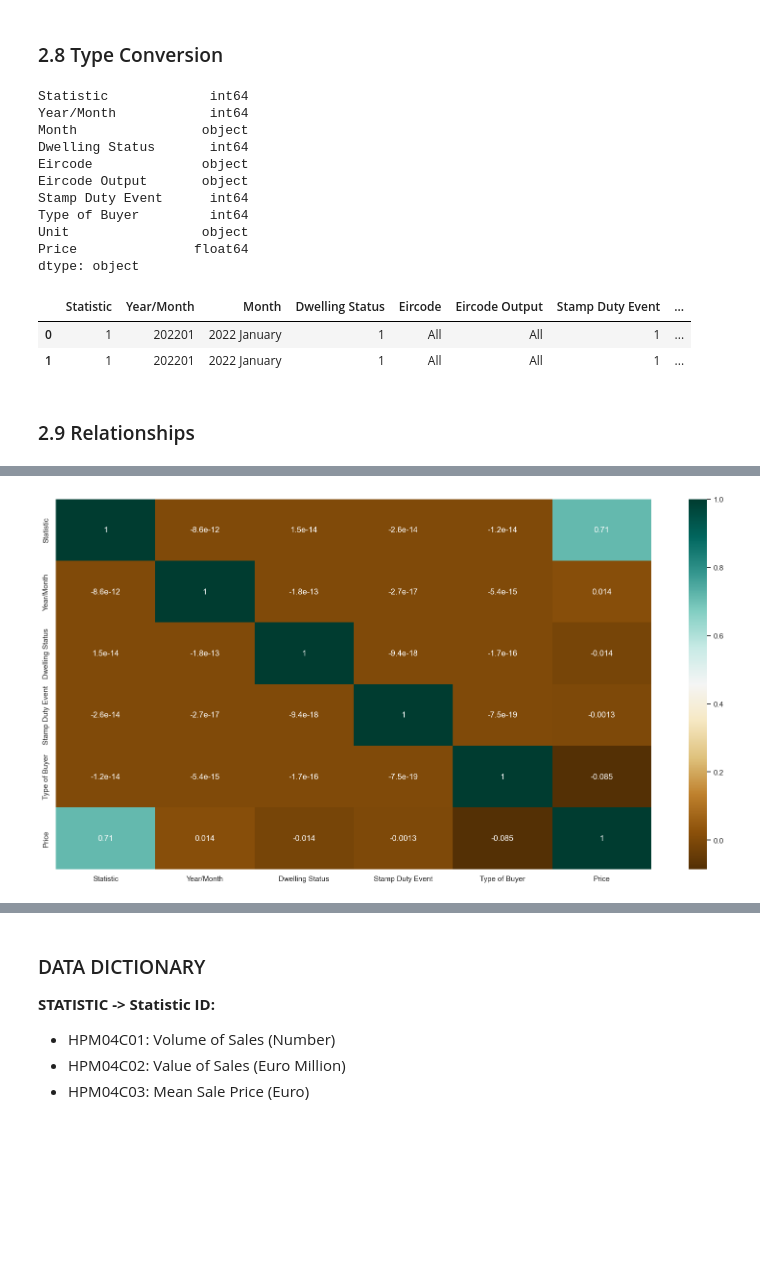
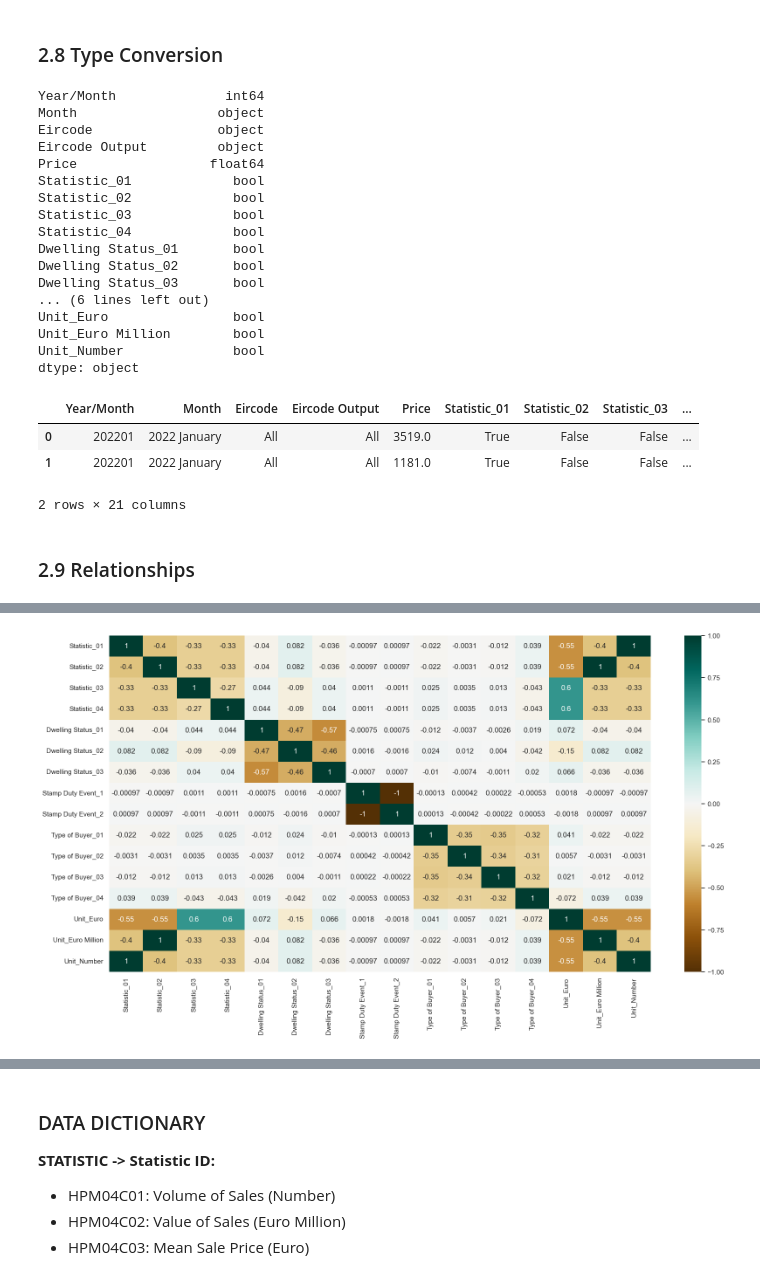
Before and after one commit to CristhianMacedo2024104/Machine-Learning, a Jupyter notebook: CristhianMacedo_MLearningHDip_CA1.ipynb, the cells around one changed output, grey strips where cells are left out. Saved outputs shown, nothing was run; the diff lists cells and outputs as text; code cells hidden in the pictures; blank space fills up the shorter version.

```diff
--- a/CristhianMacedo_MLearningHDip_CA1.ipynb
+++ b/CristhianMacedo_MLearningHDip_CA1.ipynb
@@ -113,0 +144,4 @@ array(['All Buyer Types',
+# %%
+missing_value_formats = ["?", "UnKnown", "Na", "Nan"]
+df.replace(missing_value_formats, np.nan, inplace = True)
+df = df.dropna(axis = 0)
@@ -119,8 +159,8 @@ array(['All Buyer Types',
 - C03341V04028 - 1: Filings and 2: Executions
 - C03344V04031 - 1: All Buyer Types, 2: Household Buyer - First-Time Buyer Owner-Occupier, 3: Household Buyer - Former Owner-Occupier and 4: Household Buyer - Non-Occupier
 # %%
-df['STATISTIC'] = df['STATISTIC'].replace(["HPM04C01", 'HPM04C02', 'HPM04C03', 'HPM04C04'], [1, 2, 3, 4])
-df['C03346V04033'] = df['C03346V04033'].replace(["-", '01', '02'], [1, 2, 3])
+df['STATISTIC'] = df['STATISTIC'].replace(["HPM04C01", 'HPM04C02', 'HPM04C03', 'HPM04C04'], ["01", "02", "03", "04"])
+df['C03346V04033'] = df['C03346V04033'].replace(["-", '01', '02'], ["01", "02", "03"])
 df['C03349V04063'] = df['C03349V04063'].replace(["-"], ["All"])
-df['C03344V04031'] = df['C03344V04031'].replace(["-", '02', '03', '04'], [1, 2, 3, 4])
+df['C03344V04031'] = df['C03344V04031'].replace(["-", '02', '03', '04'], ["01", "02", "03", "04"])
 # %%
@@ -164,0 +209,2 @@ df.head()
+# %%
+df = pd.get_dummies(df, columns=["Statistic", "Dwelling Status", "Stamp Duty Event", "Type of Buyer", "Unit"])
@@ -214,29 +296,36 @@ dtype: int64
 # %%
 df.dtypes
 # %% [output]
-Statistic             int64
-Year/Month            int64
-Month                object
-Dwelling Status       int64
-Eircode              object
-Eircode Output       object
-Stamp Duty Event      int64
-Type of Buyer         int64
-Unit                 object
-Price               float64
+Year/Month              int64
+Month                  object
+Eircode                object
+Eircode Output         object
+Price                 float64
+Statistic_01             bool
+Statistic_02             bool
+Statistic_03             bool
+Statistic_04             bool
+Dwelling Status_01       bool
+Dwelling Status_02       bool
+Dwelling Status_03       bool
+... (6 lines left out)
+Unit_Euro                bool
+Unit_Euro Million        bool
+Unit_Number              bool
 dtype: object
 # %%
 df.head(2)
 # %% [output]
-|  | Statistic | Year/Month | Month | Dwelling Status | Eircode | Eircode Output | Stamp Duty Event | ... |
-| 0 | 1 | 202201 | 2022 January | 1 | All | All | 1 | ... |
-| 1 | 1 | 202201 | 2022 January | 1 | All | All | 1 | ... |
+|  | Year/Month | Month | Eircode | Eircode Output | Price | Statistic_01 | Statistic_02 | Statistic_03 | ... |
+| 0 | 202201 | 2022 January | All | All | 3519.0 | True | False | False | ... |
+| 1 | 202201 | 2022 January | All | All | 1181.0 | True | False | False | ... |
+2 rows × 21 columns
 # %% [markdown]
 ### 2.9 Relationships
 # %%
 # df.columns
 # %%
-df_numeric = df.select_dtypes(include = ['number'])
+df_numeric = df.select_dtypes(include = ['bool'])
 
 plt.figure(figsize = (20, 10))
 correlation_matrix = df_numeric.corr()
@@ -254 +353 @@ correlation_matrix
-[figure, old version]
+[figure, new version]
```
Also changed, not shown: parts of 26 cells of this notebook, 1 other file.
